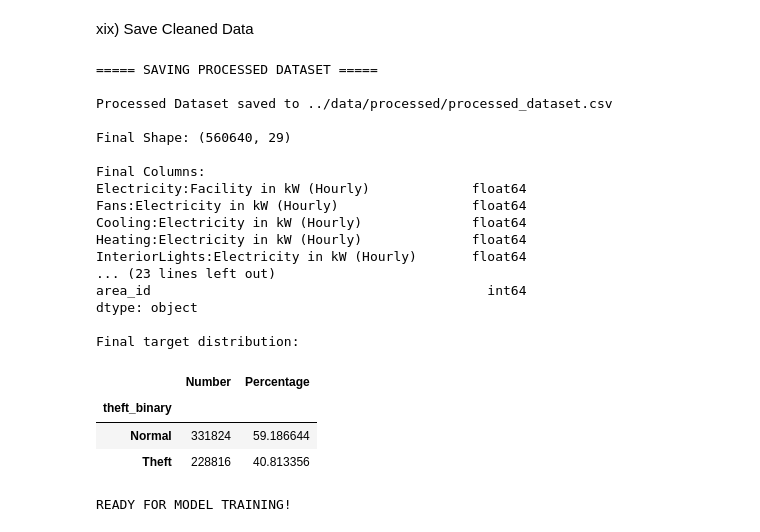
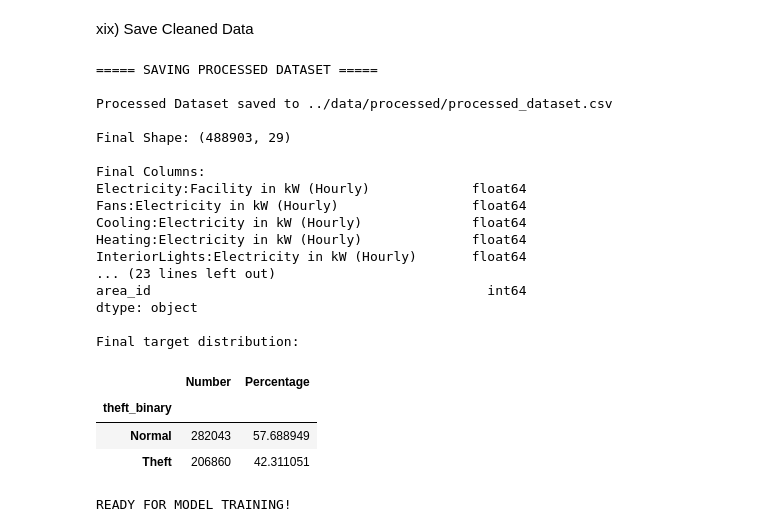
Before and after one commit to kavithahk-1706/ML-Powered-Smart-Grid-Energy-Theft-Detection-and-Analytics-System, a Jupyter notebook: notebooks/eda_preprocessing.ipynb, the cells around one changed output. Saved outputs shown, nothing was run; the diff lists cells and outputs as text; code cells hidden in the pictures.

```diff
--- a/notebooks/eda_preprocessing.ipynb
+++ b/notebooks/eda_preprocessing.ipynb
@@ -539,12 +539,12 @@ xviii) Add area_id randomly for area-based grouping
 print("===== ADDING AREA_ID (RANDOM) FOR AREA-BASED GROUPING =====")
 
 np.random.seed(42)
-df_encoded['area_id']=np.random.choice([1,2,3,4,5], size=len(df))
+df_clean['area_id']=np.random.choice([1,2,3,4,5], size=len(df_clean))
 
 print(f"\nAdded area_id randomly")
-print(f"\nFinal shape: {df_encoded.shape}")
+print(f"\nFinal shape: {df_clean.shape}")
 print(f"\nNow dataset looks like: ")
-display(df_encoded.head())
+display(df_clean.head())
 # %% [output]
 ===== ADDING AREA_ID (RANDOM) FOR AREA-BASED GROUPING =====
 
@@ -565,45 +564,45 @@ xix) Save Cleaned Data
 # %%
 output_path='../data/processed/processed_dataset.csv'
 
-#df_encoded.to_csv(output_path, index=0)
+df_clean.to_csv(output_path, index=0)
 
 print(f"===== SAVING PROCESSED DATASET =====")
 print(f"\nProcessed Dataset saved to {output_path}")
-print(f"\nFinal Shape: {df_encoded.shape}")
-print(f"\nFinal Columns: \n{df_encoded.dtypes} ")
+print(f"\nFinal Shape: {df_clean.shape}")
+print(f"\nFinal Columns: \n{df_clean.dtypes} ")
 
 
 
 
-counts=df_encoded['theft_binary'].value_counts()
-percentages=(df_encoded['theft_binary'].value_counts(normalize=True)*100)
+counts=df_clean['theft_binary'].value_counts()
+percentages=(df_clean['theft_binary'].value_counts(normalize=True)*100)
 dist_df=pd.concat([counts, percentages], axis=1)
 dist_df.columns=['Number','Percentage']
 
 print(f"\nFinal target distribution: ")
 display(dist_df)
 
 print(f"\nREADY FOR MODEL TRAINING!")
 # %% [output]
 ===== SAVING PROCESSED DATASET =====
 
 Processed Dataset saved to ../data/processed/processed_dataset.csv
 
-Final Shape: (560640, 29)
+Final Shape: (488903, 29)
 
 Final Columns:
 Electricity:Facility in kW (Hourly)             float64
 Fans:Electricity in kW (Hourly)                 float64
 Cooling:Electricity in kW (Hourly)              float64
 Heating:Electricity in kW (Hourly)              float64
 InteriorLights:Electricity in kW (Hourly)       float64
 ... (23 lines left out)
 area_id                                           int64
 dtype: object
 
 Final target distribution:
 |  | Number | Percentage |
 | theft_binary |  |  |
-| Normal | 331824 | 59.186644 |
-| Theft | 228816 | 40.813356 |
+| Normal | 282043 | 57.688949 |
+| Theft | 206860 | 42.311051 |
 READY FOR MODEL TRAINING!
```
Also changed, not shown: parts of 4 cells of this notebook, 3 other files.
